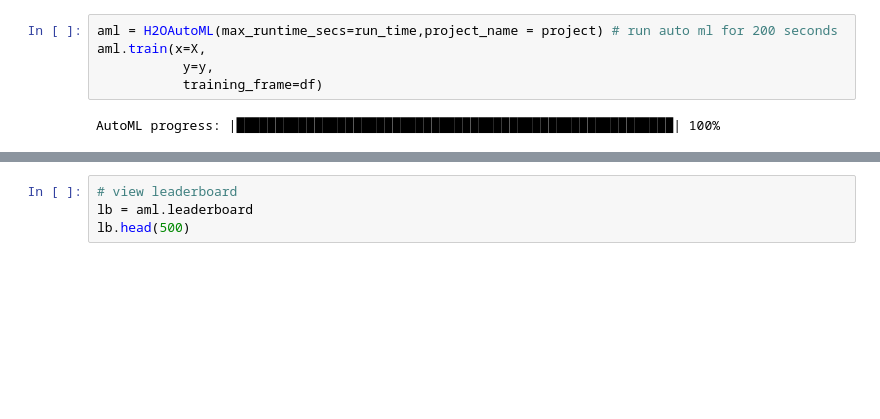
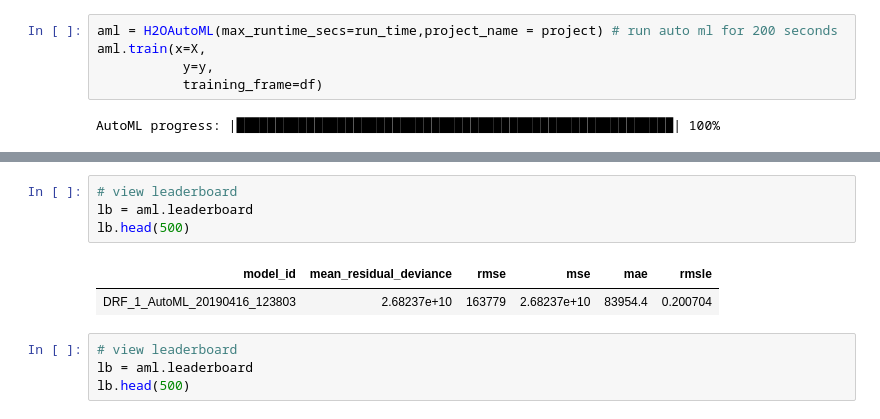
Before and after one commit to INFO6105-Spring19/hyperparameter-db-project-ds10, a Jupyter notebook: ML_Project_Hyperparameters.ipynb, the cells around one changed output, grey strips where cells are left out. Saved outputs shown, nothing was run; the diff lists cells and outputs as text; blank space fills up the shorter version.

```diff
--- a/ML_Project_Hyperparameters.ipynb
+++ b/ML_Project_Hyperparameters.ipynb
@@ -260,3 +266,10 @@ uU32udoji
+# %%
+# view leaderboard
+lb = aml.leaderboard
+lb.head(500)
+# %% [output]
+| model_id | mean_residual_deviance | rmse | mse | mae | rmsle |
+| DRF_1_AutoML_20190416_123803 | 2.68237e+10 | 163779 | 2.68237e+10 | 83954.4 | 0.200704 |
 # %%
 # view leaderboard
 lb = aml.leaderboard
```
Also changed, not shown: parts of 7 cells of this notebook, 14 other files.
